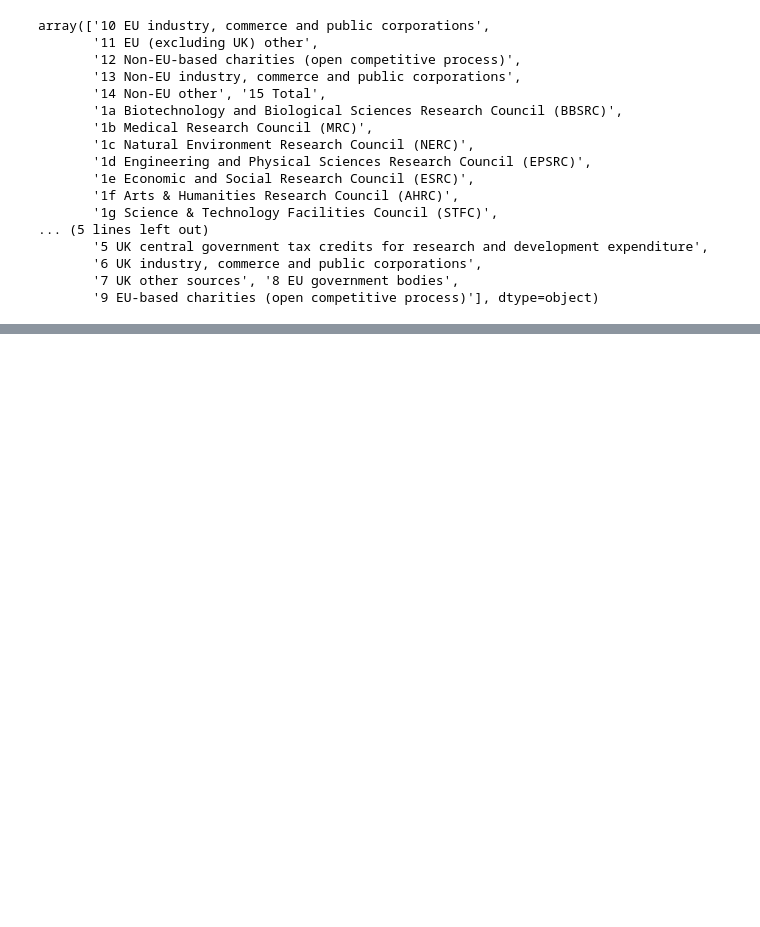
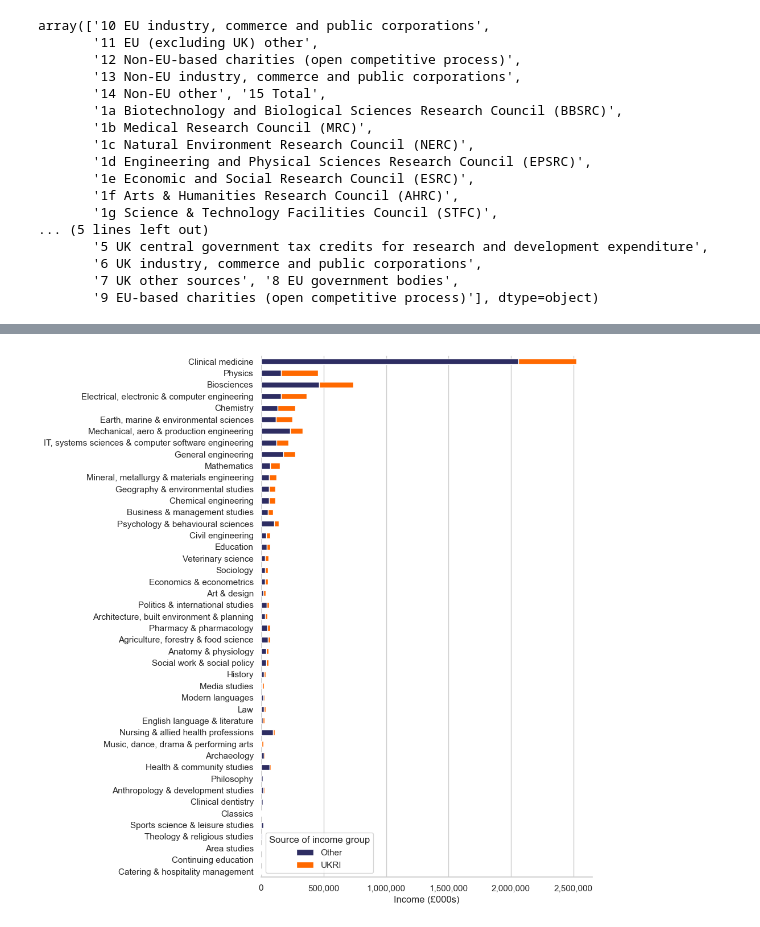
Before and after one commit to marthaisabelhilton/Allocations-2025, a Jupyter notebook: HESA table 5.ipynb, the cells around one changed output, grey strips where cells are left out. Cells and saved outputs as stored; diff of their text form; code cells hidden in the pictures; blank space fills up the shorter version.

```diff
--- a/HESA table 5.ipynb
+++ b/HESA table 5.ipynb
@@ -392,0 +439,19 @@ cost_centres = ['Chemistry', 'Physics', 'Mathematics', 'General Engineering', 'T
+# %%
+# UKRI and other in stacked histogram to show that UKRI amount varies depending on who else funds
+# option 1 as above by UKRI and Other stacked.
+
+data_hist = data_group[(data_group['Source of income group'].isin(['UKRI', 'Other'])) & ~data_group['HESA cost centre'].str.contains('Total')]
+data_hist = data_hist.pivot(index='HESA cost centre', values='2023/24', columns='Source of income group').sort_values(by='UKRI')
+
+
+plt.figure(figsize=(10,10))
+data_hist.plot.barh(stacked=True, ax=plt.gca())
+
+plt.ylabel('')
+plt.xlabel('Income (£000s)')
+plt.gca().xaxis.set_major_formatter(ticker.FuncFormatter(lambda x, p: format(int(x), ',')))
+plt.grid(axis='y')
+plt.tight_layout()
+plt.show()
+# %% [output]
+[figure, added]
```
Also changed, not shown: parts of 50 cells of this notebook.
